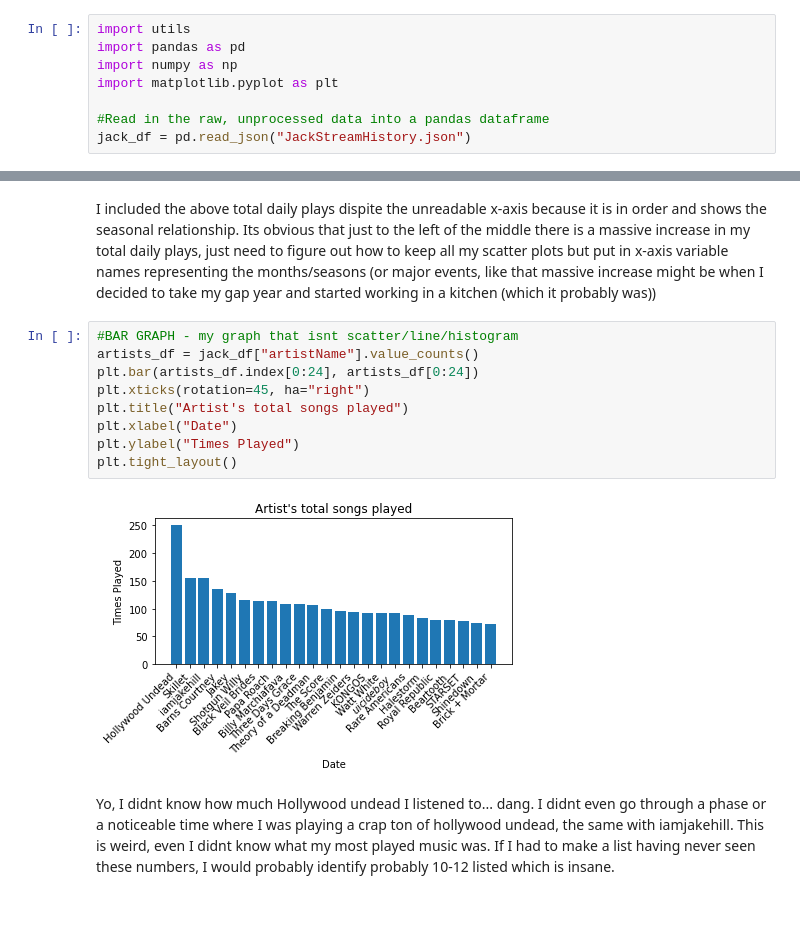
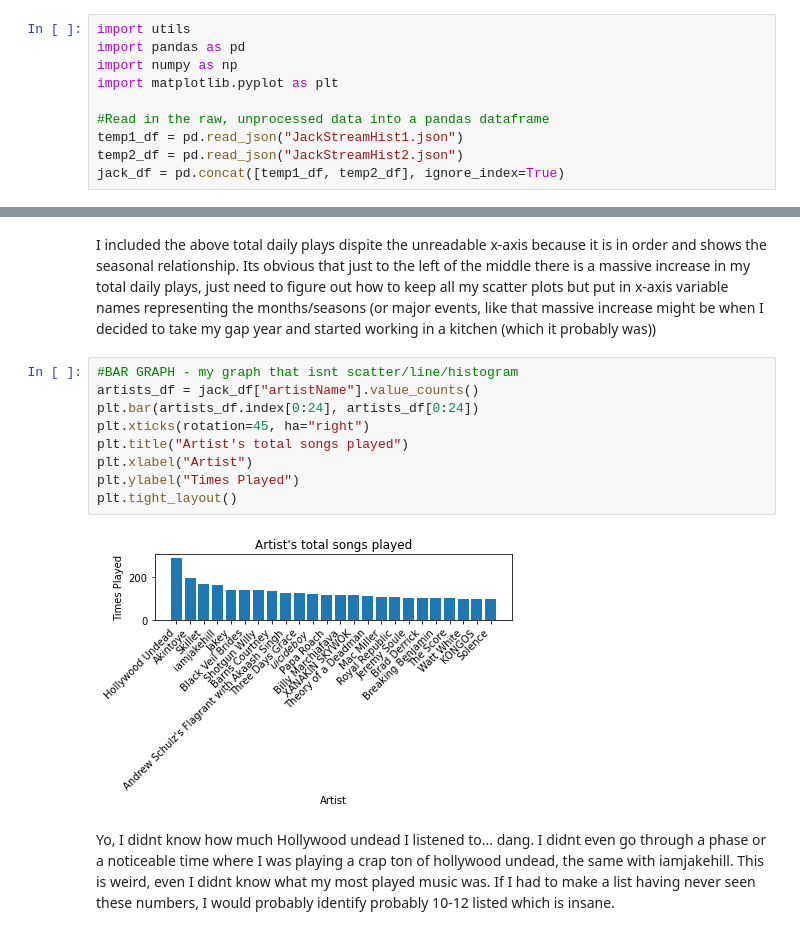
Before and after one commit to JPNealon/CS222-FinalProject, a Jupyter notebook: Project.ipynb, the cells around one changed output, grey strips where cells are left out. Drawn from its saved outputs; the diff is of its cells as text.

```diff
--- a/Project.ipynb
+++ b/Project.ipynb
@@ -17,4 +17,6 @@ import numpy as np
 import matplotlib.pyplot as plt
 
 #Read in the raw, unprocessed data into a pandas dataframe
-jack_df = pd.read_json("JackStreamHistory.json")
+temp1_df = pd.read_json("JackStreamHist1.json")
+temp2_df = pd.read_json("JackStreamHist2.json")
+jack_df = pd.concat([temp1_df, temp2_df], ignore_index=True)
@@ -88,14 +108,14 @@ I included the above total daily plays dispite the unreadable x-axis because it
 # %%
 #BAR GRAPH - my graph that isnt scatter/line/histogram
 artists_df = jack_df["artistName"].value_counts()
 plt.bar(artists_df.index[0:24], artists_df[0:24])
 plt.xticks(rotation=45, ha="right")
 plt.title("Artist's total songs played")
-plt.xlabel("Date")
+plt.xlabel("Artist")
 plt.ylabel("Times Played")
 plt.tight_layout()
 # %% [output]
-[figure, old version]
+[figure, new version]
 # %% [markdown]
 Yo, I didnt know how much Hollywood undead I listened to... dang. I didnt even go through a phase or a noticeable time where I was playing a crap ton of hollywood undead, the same with iamjakehill. This is weird, even I didnt know what my most played music was. If I had to make a list having never seen these numbers, I would probably identify probably 10-12 listed which is insane.
 # %% [markdown]
```
Also changed, not shown: parts of 3 cells of this notebook, 1 other file.
